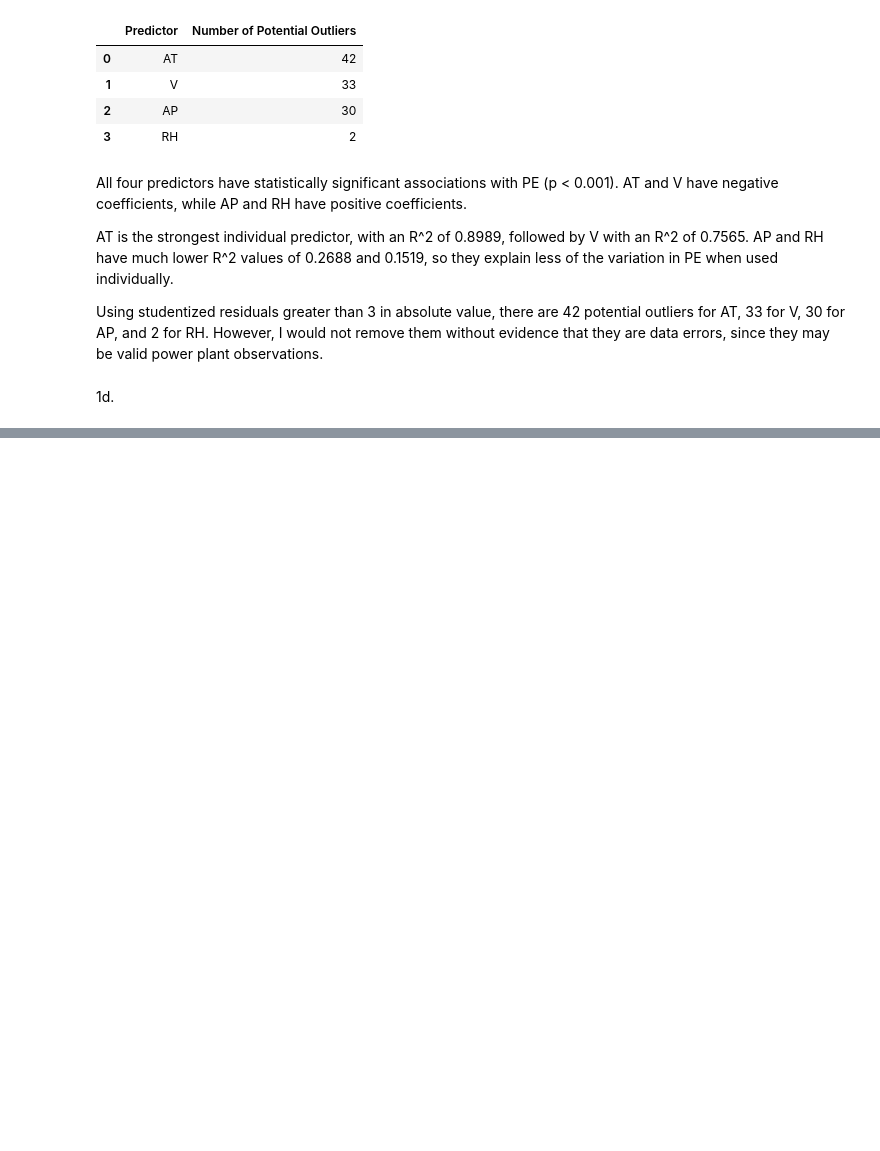
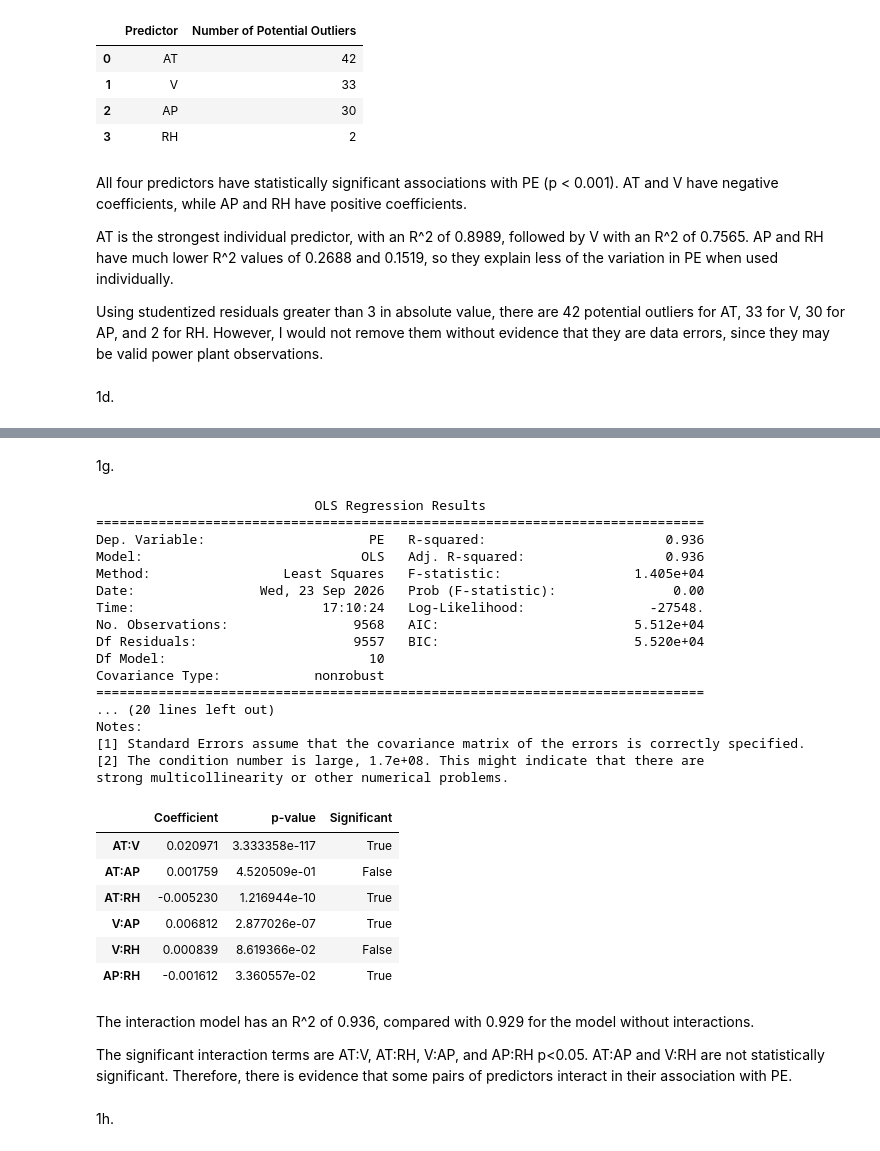
Before and after one commit to Kritiin5/DSCI-552-HW2, a Jupyter notebook: notebook/Bhattacharya_Kriti_HW2.ipynb, the cells around one changed output, grey strips where cells are left out. Saved outputs shown, nothing was run; the diff lists cells and outputs as text; code cells hidden in the pictures; blank space fills up the shorter version.

```diff
--- a/notebook/Bhattacharya_Kriti_HW2.ipynb
+++ b/notebook/Bhattacharya_Kriti_HW2.ipynb
@@ -162,0 +325,49 @@ Using studentized residuals greater than 3 in absolute value, there are 42 poten
+# %% [markdown]
+1g.
+# %%
+import statsmodels.formula.api as smf
+
+interaction_model = smf.ols(formula='PE ~ (AT + V + AP + RH) ** 2', data=data).fit()
+
+print(interaction_model.summary())
+
+interaction_terms = [
+term for term in interaction_model.params.index
+    if ':' in term
+]
+
+interaction_results = pd.DataFrame({'Coefficient': interaction_model.params[interaction_terms], 'p-value': interaction_model.pvalues[interaction_terms]})
+interaction_results['Significant'] = (interaction_results['p-value'] < 0.05)
+interaction_results
+# %% [output]
+                            OLS Regression Results
+==============================================================================
+Dep. Variable:                     PE   R-squared:                       0.936
+Model:                            OLS   Adj. R-squared:                  0.936
+Method:                 Least Squares   F-statistic:                 1.405e+04
+Date:                Wed, 23 Sep 2026   Prob (F-statistic):               0.00
+Time:                        17:10:24   Log-Likelihood:                -27548.
+No. Observations:                9568   AIC:                         5.512e+04
+Df Residuals:                    9557   BIC:                         5.520e+04
+Df Model:                          10
+Covariance Type:            nonrobust
+==============================================================================
+... (20 lines left out)
+Notes:
+[1] Standard Errors assume that the covariance matrix of the errors is correctly specified.
+[2] The condition number is large, 1.7e+08. This might indicate that there are
+strong multicollinearity or other numerical problems.
+|  | Coefficient | p-value | Significant |
+| AT:V | 0.020971 | 3.333358e-117 | True |
+| AT:AP | 0.001759 | 4.520509e-01 | False |
+| AT:RH | -0.005230 | 1.216944e-10 | True |
+| V:AP | 0.006812 | 2.877026e-07 | True |
+| V:RH | 0.000839 | 8.619366e-02 | False |
+| AP:RH | -0.001612 | 3.360557e-02 | True |
+# %% [markdown]
+The interaction model has an R^2 of 0.936, compared with 0.929 for the model without interactions.
+
+The significant interaction terms are AT:V, AT:RH, V:AP, and AP:RH p<0.05. AT:AP and V:RH are not statistically significant.
+Therefore, there is evidence that some pairs of predictors interact in their association with PE.
+# %% [markdown]
+1h.
```
Also changed, not shown: parts of 10 cells of this notebook.
